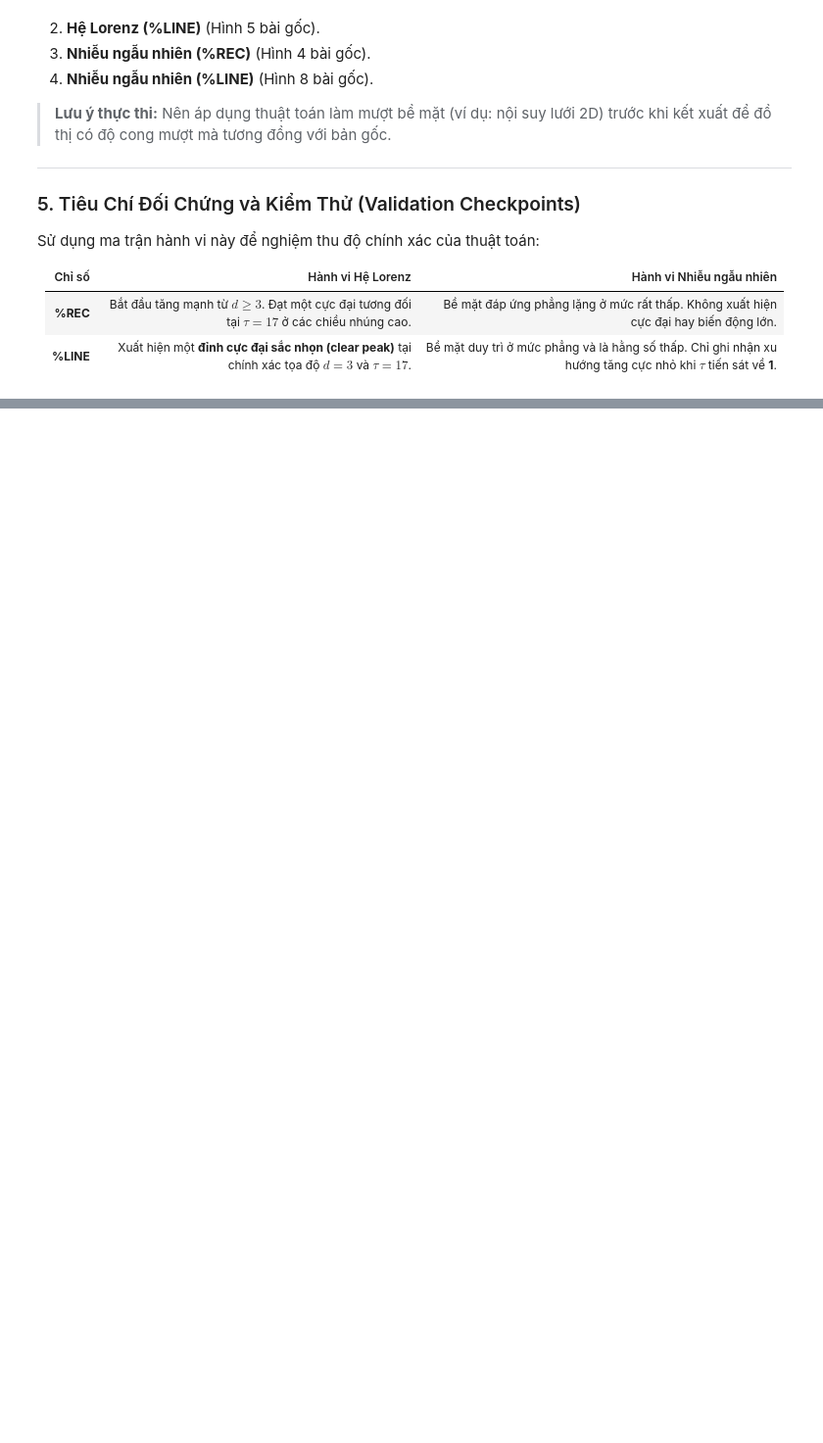
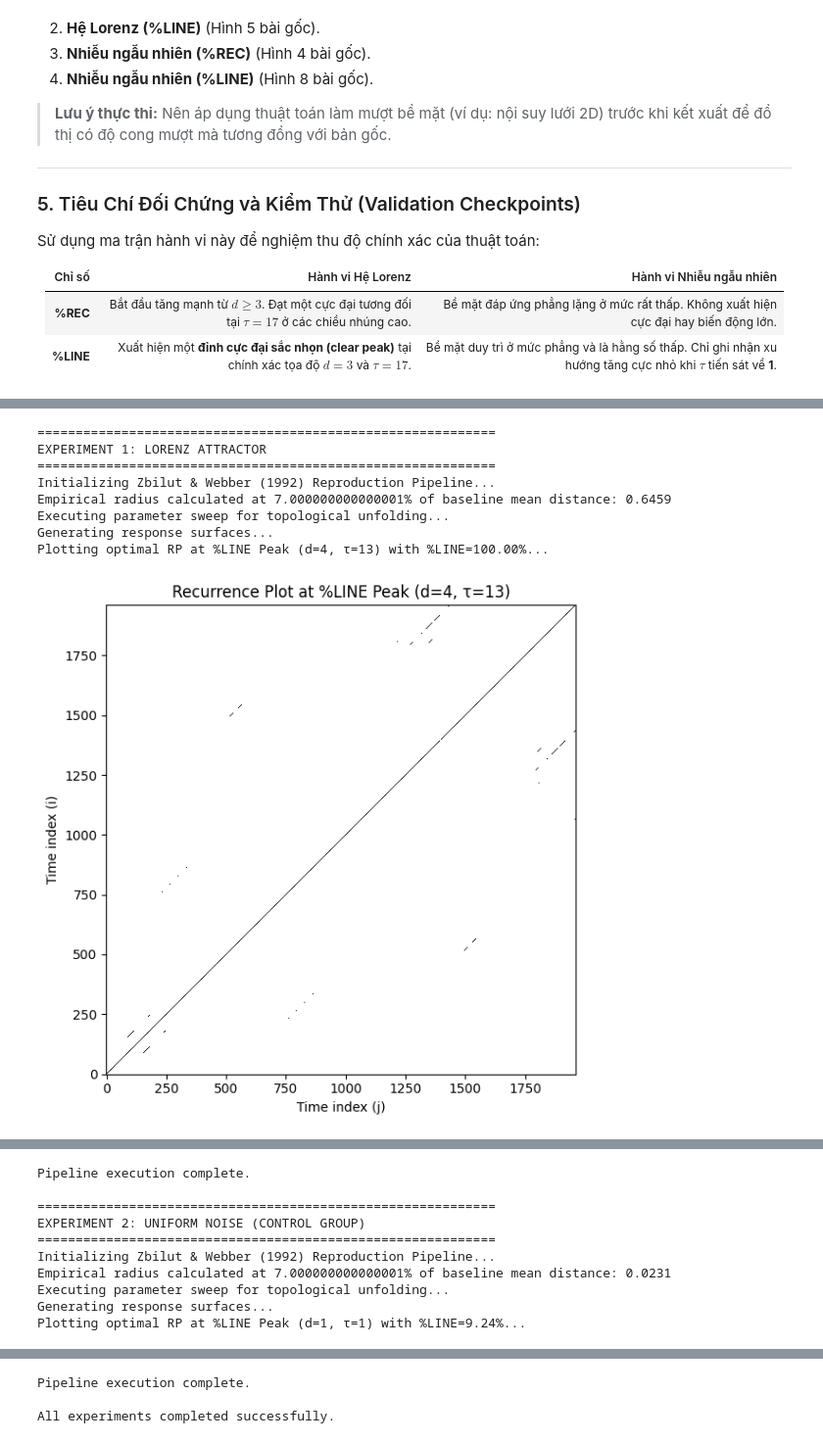
Before and after one commit to Vutu2003/Nonlinear-Time-Series-Analysis, a Jupyter notebook: paper_replications/Zbilut_1992_Reccurent_Plot_for_Embedding_dimensin_and_time_lag.ipynb, the cells around one changed output, grey strips where cells are left out. Shown at 98% size. Saved outputs shown, nothing was run; the diff lists cells and outputs as text; code cells hidden in the pictures; blank space fills up the shorter version.

Commit message:
Finished reproduce paper Zbilut 1992

```diff
--- a/paper_replications/Zbilut_1992_Reccurent_Plot_for_Embedding_dimensin_and_time_lag.ipynb
+++ b/paper_replications/Zbilut_1992_Reccurent_Plot_for_Embedding_dimensin_and_time_lag.ipynb
@@ -66,0 +97,39 @@ Sử dụng ma trận hành vi này để nghiệm thu độ chính xác của t
+# %%
+d_list = list(range(1, 7))     # d = [1, 2, 3, 4, 5, 6]
+tau_list = list(range(1, 21))  # tau = [1, 2, ..., 20]
+
+print("="*60)
+print("EXPERIMENT 1: LORENZ ATTRACTOR")
+print("="*60)
+# Gọi hàm Wrapper. Tham số plot=True sẽ tự động lo phần vẽ 3D Surface, Heatmap
+# và in ra log cấu hình đỉnh Peak %LINE
+lorenz_result = run_zbilut1992(
+    u=clean_x,
+    d_list=d_list,
+    tau_list=tau_list,
+    radius_ratio=0.07,
+    plot=True
+)
+
+print("\n" + "="*60)
+print("EXPERIMENT 2: UNIFORM NOISE (CONTROL GROUP)")
+print("="*60)
+noise_result = run_zbilut1992(
+    u=uniform_noise,
+    d_list=d_list,
+    tau_list=tau_list,
+    radius_ratio=0.07,
+    plot=True
+)
+
+print("\nAll experiments completed successfully.")
+# %% [output]
+============================================================
+EXPERIMENT 1: LORENZ ATTRACTOR
+============================================================
+Initializing Zbilut & Webber (1992) Reproduction Pipeline...
+Empirical radius calculated at 7.000000000000001% of baseline mean distance: 0.6459
+Executing parameter sweep for topological unfolding...
+Generating response surfaces...
+Plotting optimal RP at %LINE Peak (d=4, τ=13) with %LINE=100.00%...
+[figure, added]
@@ -66,0 +138,10 @@ Sử dụng ma trận hành vi này để nghiệm thu độ chính xác của t
+Pipeline execution complete.
+
+============================================================
+EXPERIMENT 2: UNIFORM NOISE (CONTROL GROUP)
+============================================================
+Initializing Zbilut & Webber (1992) Reproduction Pipeline...
+Empirical radius calculated at 7.000000000000001% of baseline mean distance: 0.0231
+Executing parameter sweep for topological unfolding...
+Generating response surfaces...
+Plotting optimal RP at %LINE Peak (d=1, τ=1) with %LINE=9.24%...
@@ -66,0 +151,3 @@ Sử dụng ma trận hành vi này để nghiệm thu độ chính xác của t
+Pipeline execution complete.
+
+All experiments completed successfully.
```
Also changed, not shown: parts of 2 cells of this notebook, 1 other file.
